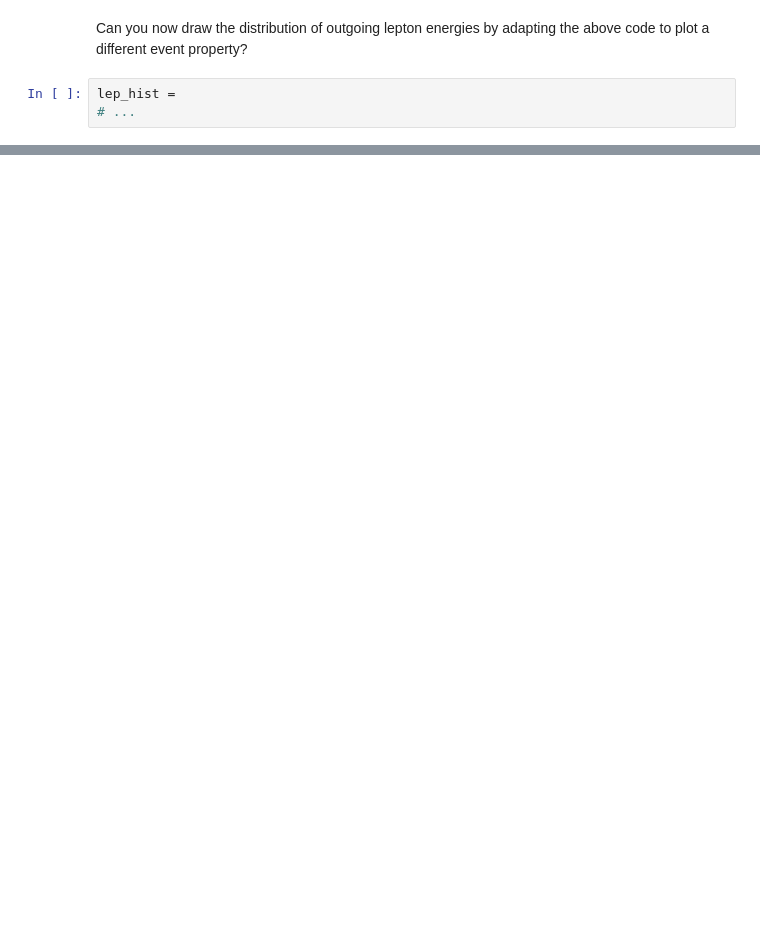
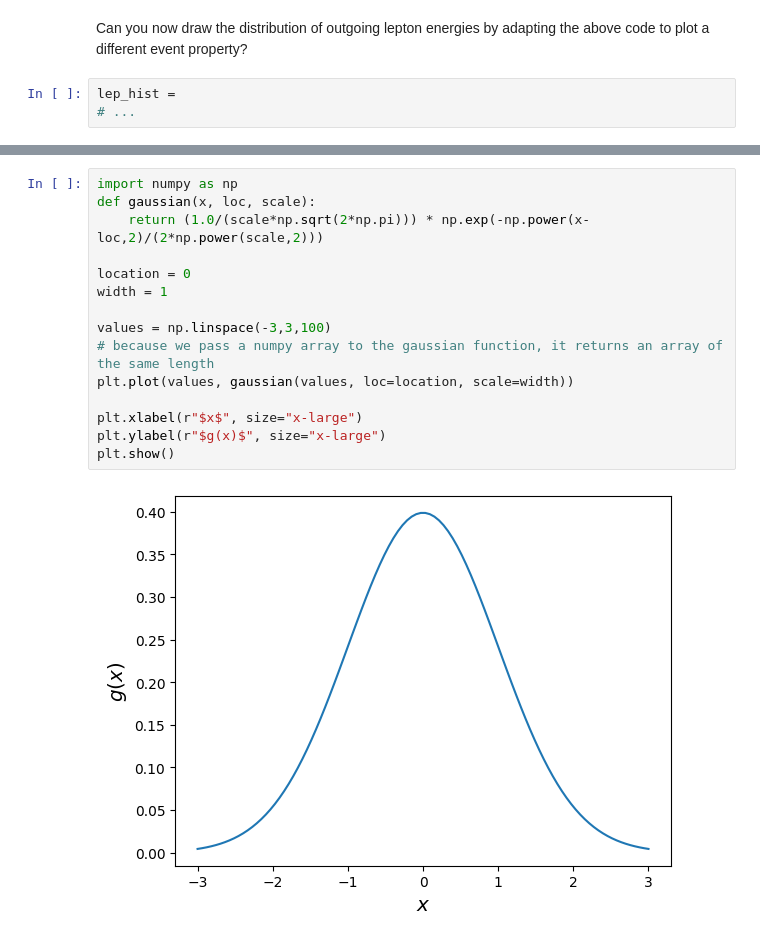
Before and after one commit to luketpickering/NuOscWE, a Jupyter notebook: EventSamples.ipynb, the cells around one changed output, grey strips where cells are left out. Drawn from its saved outputs; the diff is of its cells as text; blank space fills up the shorter version.

```diff
--- a/EventSamples.ipynb
+++ b/EventSamples.ipynb
@@ -135,0 +154,17 @@ lep_hist =
+# %%
+import numpy as np
+def gaussian(x, loc, scale):
+    return (1.0/(scale*np.sqrt(2*np.pi))) * np.exp(-np.power(x-loc,2)/(2*np.power(scale,2)))
+
+location = 0
+width = 1
+
+values = np.linspace(-3,3,100)
+# because we pass a numpy array to the gaussian function, it returns an array of the same length
+plt.plot(values, gaussian(values, loc=location, scale=width))
+
+plt.xlabel(r"$x$", size="x-large")
+plt.ylabel(r"$g(x)$", size="x-large")
+plt.show()
+# %% [output]
+[figure, added]
```
Also changed, not shown: parts of 23 cells of this notebook, 2 other files.
